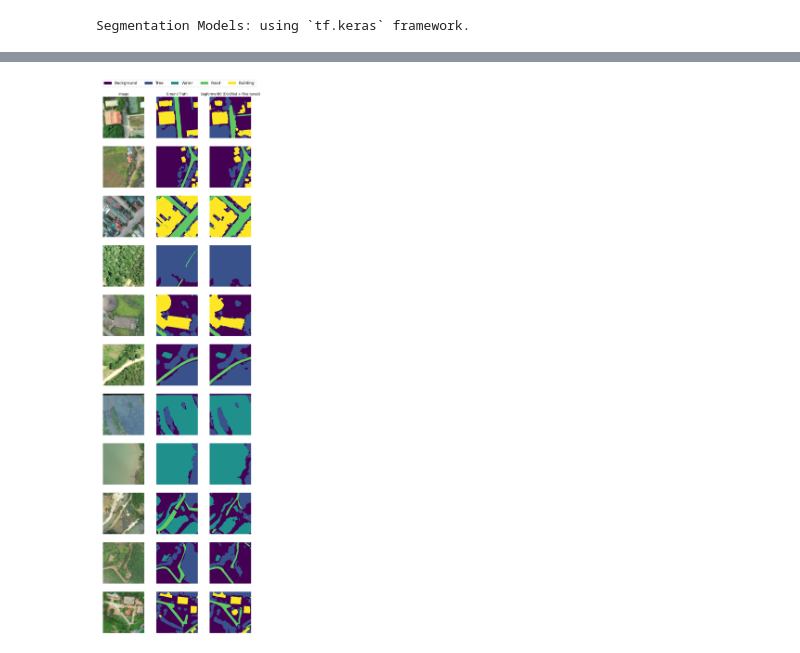
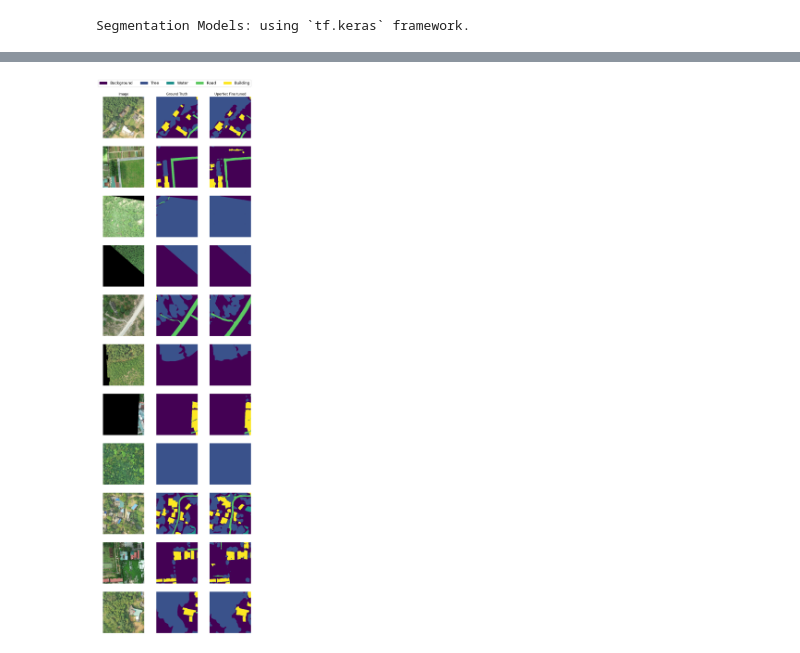
Before and after one commit to hssh18121/do_an_test, a Jupyter notebook: plot_prediction.ipynb, the cells around one changed output, grey strips where cells are left out. Saved outputs shown, nothing was run; the diff lists cells and outputs as text; code cells hidden in the pictures.

```diff
--- a/plot_prediction.ipynb
+++ b/plot_prediction.ipynb
@@ -43,14 +43,14 @@ import segmentation_models as sm
 # %% [output]
 Segmentation Models: using `tf.keras` framework.
 # %%
-checkpoint_path = "../weights/offline_distill/cp.segformer_student_pretrain_converge.h5"
-# checkpoint_path = "../weights/augmented_segformer_B0_with_pretrain/cp.weights.h5"
+# checkpoint_path = "../weights/offline_distill/cp.segformer_student_pretrain_converge.h5"
+checkpoint_path = "../weights/best_model/cp.weights.h5"
 # %%
-model_name = 'SegformerB0 (Distilled + Fine tuned)'
-file_name = 'patch_prediction_fine_tuned_segformer_B0'
+model_name = 'UperNet Fine tuned'
+file_name = 'Best model'
 # %%
-model = SegFormer_B0(input_shape = (256,256,3), num_classes = 5)
-# model = upernet_convnext_tiny_org.UPerNet(input_shape = (256,256,3), num_classes = 5)
+# model = SegFormer_B0(input_shape = (256,256,3), num_classes = 5)
+model = upernet_convnext_tiny_org.UPerNet(input_shape = (256,256,3), num_classes = 5)
 # model = sm.FPN('resnet50', classes=5, activation='softmax')
 model.compile('Adam', loss=sm.losses.dice_loss, metrics=[sm.metrics.iou_score],)
 # %% [output]
@@ -90,7 +93,8 @@ images = []
 titles = []
 
 for i in [116, 206, 79, 244, 326, 190, 0, 248, 202, 111, 253]:
-    image_number = i
+    # image_number = i
+    image_number = random.randint(0, X_test.shape[0] - 1)
 
     # Original Image
     images.append(X_test[image_number])
@@ -160 +154 @@ This message will only be logged once.
-[figure, old version]
+[figure, new version]
```
Also changed, not shown: parts of 5 cells of this notebook, 10 other files.
